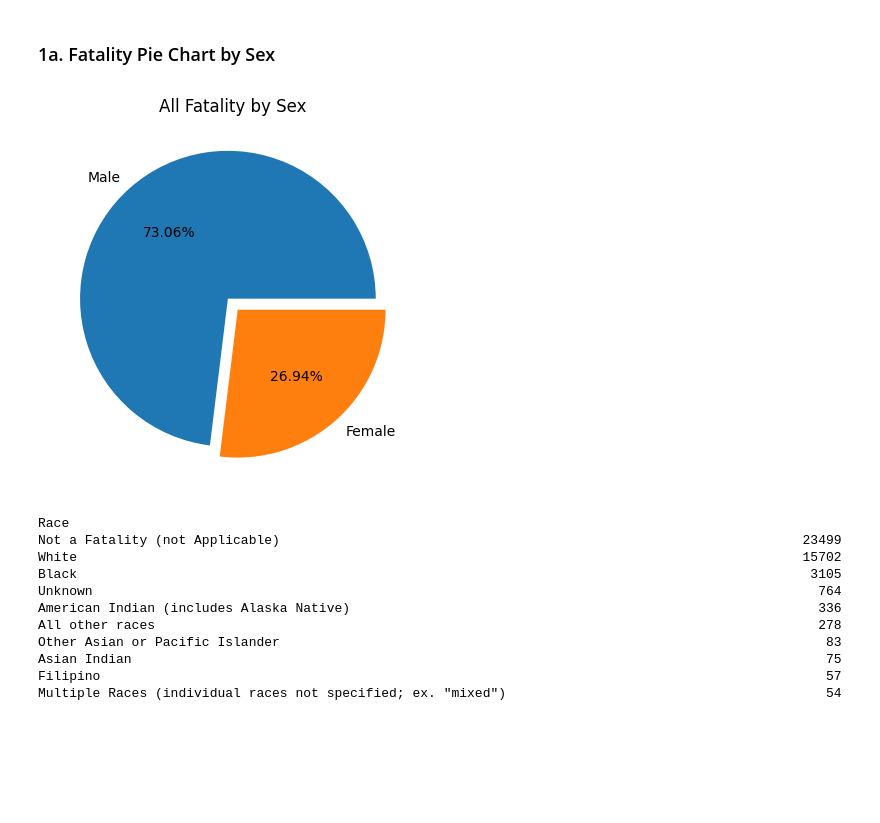
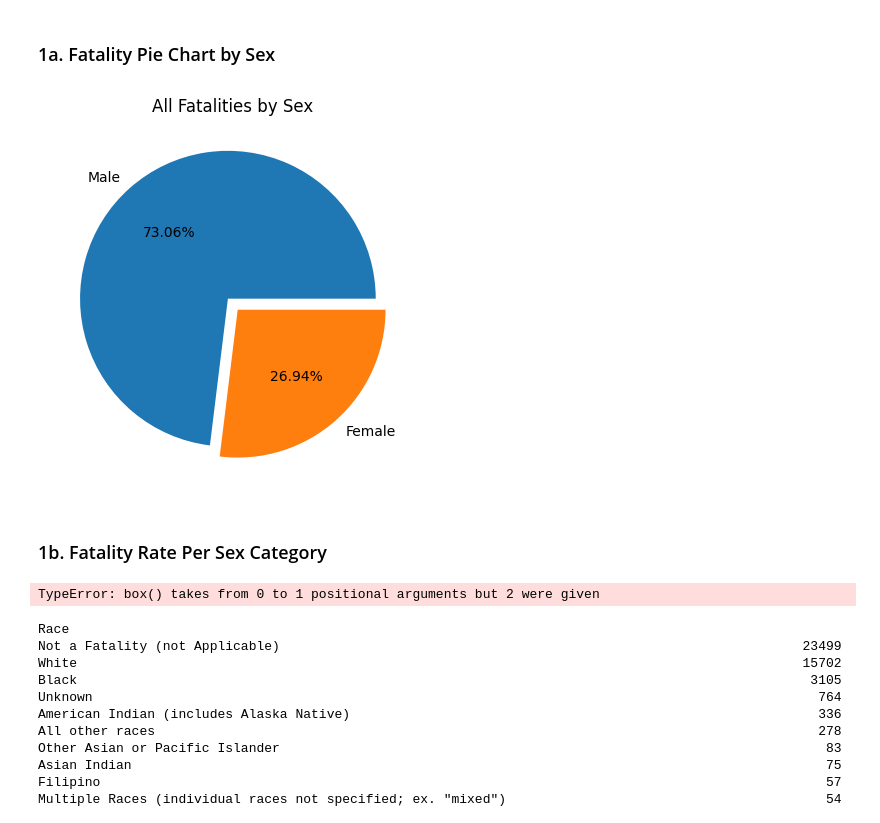
Before and after one commit to dcheung0720/Data-Wizards-1, a Jupyter notebook: Analysis/CrashAnalysis.ipynb, the cells around one changed output. Drawn from its saved outputs; the diff is of its cells as text; code cells hidden in the pictures; blank space fills up the shorter version.

Commit message:
fatality rate

```diff
--- a/Analysis/CrashAnalysis.ipynb
+++ b/Analysis/CrashAnalysis.ipynb
@@ -69,18 +69,33 @@ df_crash.head()
 <h3>1a. Fatality Pie Chart by Sex</h3>
 # %%
 #Get the number of fatal cases of males and females
-fatal_df_male = len(df_crash[(df_crash["Sex"] == "Male") & (df_crash["Is Fatal"] == True)])
-fatal_df_female = len(df_crash[(df_crash["Sex"] == "Female") & (df_crash["Is Fatal"] == True)])
+num_fatal_male = len(df_crash[(df_crash["Sex"] == "Male") & (df_crash["Is Fatal"] == True)])
+num_fatal_female = len(df_crash[(df_crash["Sex"] == "Female") & (df_crash["Is Fatal"] == True)])
 
 labels = ["Male", "Female"]
-values = [fatal_df_male, fatal_df_female]
+values = [num_fatal_male, num_fatal_female]
 explode = [0.05, 0.05]
 
 plt.pie(values, labels=labels, autopct="%.2f%%", explode= explode)
-plt.title("All Fatality by Sex")
+plt.title("All Fatalities by Sex")
 plt.show()
 # %% [output]
-[figure, old version]
+[figure, new version]
+# %% [markdown]
+<h3>1b. Fatality Rate Per Sex Category</h3>
+# %%
+num_female = len(df_crash[df_crash["Sex"]== "Female"])
+num_male = len(df_crash[df_crash["Sex"] == "Male"])
+
+fatality_rate_male = num_fatal_male/num_male
+fatality_rate_female = num_fatal_female/num_female
+
+x_labels = ["Male", "Female"]
+fatality_rates = [fatality_rate_male, fatality_rate_female]
+
+plt.box(x_labels, fatality_rates)
+# %% [output]
+TypeError: box() takes from 0 to 1 positional arguments but 2 were given
 # %%
 #Check Race Values
 print(df_crash["Race"].value_counts())
```
